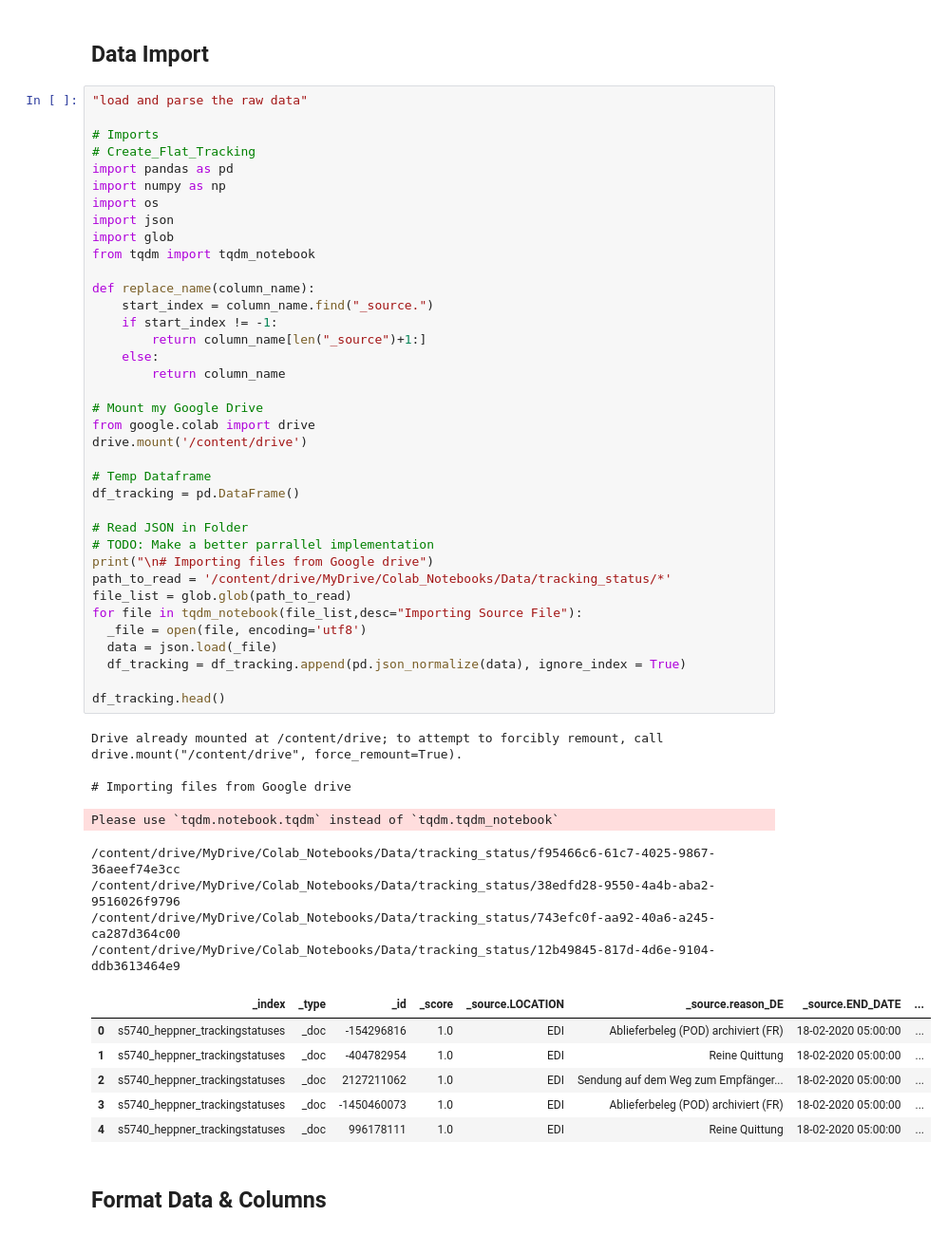
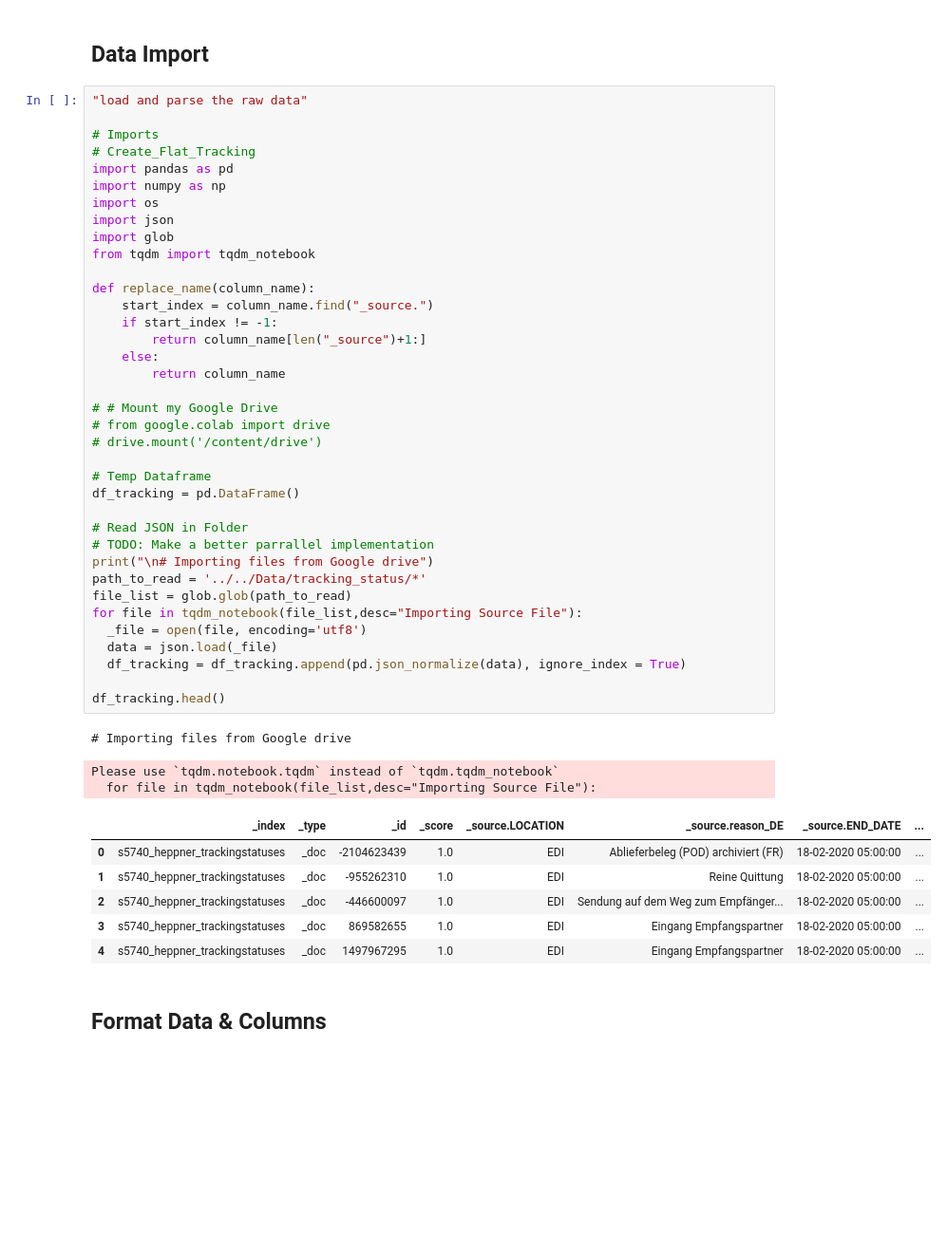
Before and after one commit to npayaresc/jupiter, a Jupyter notebook: Inputs_Jupiter/Siemens_Logistics_Data_Exploration_TrackingStatus.ipynb, the cells around one changed output. Shown at 95% size. Cells and saved outputs as stored; diff of their text form; blank space fills up the shorter version.

```diff
--- a/Inputs_Jupiter/Siemens_Logistics_Data_Exploration_TrackingStatus.ipynb
+++ b/Inputs_Jupiter/Siemens_Logistics_Data_Exploration_TrackingStatus.ipynb
@@ -16,48 +16,43 @@ import numpy as np
 import os
 import json
 import glob
 from tqdm import tqdm_notebook
 
 def replace_name(column_name):
     start_index = column_name.find("_source.")
     if start_index != -1:
         return column_name[len("_source")+1:]
     else:
         return column_name
 
-# Mount my Google Drive
-from google.colab import drive
-drive.mount('/content/drive')
+# # Mount my Google Drive
+# from google.colab import drive
+# drive.mount('/content/drive')
 
 # Temp Dataframe
 df_tracking = pd.DataFrame()
 
 # Read JSON in Folder
 # TODO: Make a better parrallel implementation
 print("\n# Importing files from Google drive")
-path_to_read = '/content/drive/MyDrive/Colab_Notebooks/Data/tracking_status/*'
+path_to_read = '../../Data/tracking_status/*'
 file_list = glob.glob(path_to_read)
 for file in tqdm_notebook(file_list,desc="Importing Source File"):
   _file = open(file, encoding='utf8')
   data = json.load(_file)
   df_tracking = df_tracking.append(pd.json_normalize(data), ignore_index = True)
 
 df_tracking.head()
 # %% [output]
-Drive already mounted at /content/drive; to attempt to forcibly remount, call drive.mount("/content/drive", force_remount=True).
-
 # Importing files from Google drive
 Please use `tqdm.notebook.tqdm` instead of `tqdm.tqdm_notebook`
+  for file in tqdm_notebook(file_list,desc="Importing Source File"):
-/content/drive/MyDrive/Colab_Notebooks/Data/tracking_status/f95466c6-61c7-4025-9867-36aeef74e3cc
-/content/drive/MyDrive/Colab_Notebooks/Data/tracking_status/38edfd28-9550-4a4b-aba2-9516026f9796
-/content/drive/MyDrive/Colab_Notebooks/Data/tracking_status/743efc0f-aa92-40a6-a245-ca287d364c00
-/content/drive/MyDrive/Colab_Notebooks/Data/tracking_status/12b49845-817d-4d6e-9104-ddb3613464e9
 |  | _index | _type | _id | _score | _source.LOCATION | _source.reason_DE | _source.END_DATE | ... |
-| 0 | s5740_heppner_trackingstatuses | _doc | -154296816 | 1.0 | EDI | Ablieferbeleg (POD) archiviert (FR) | 18-02-2020 05:00:00 | ... |
-| 1 | s5740_heppner_trackingstatuses | _doc | -404782954 | 1.0 | EDI | Reine Quittung | 18-02-2020 05:00:00 | ... |
-| 2 | s5740_heppner_trackingstatuses | _doc | 2127211062 | 1.0 | EDI | Sendung auf dem Weg zum Empfänger... | 18-02-2020 05:00:00 | ... |
-| 3 | s5740_heppner_trackingstatuses | _doc | -1450460073 | 1.0 | EDI | Ablieferbeleg (POD) archiviert (FR) | 18-02-2020 05:00:00 | ... |
-| 4 | s5740_heppner_trackingstatuses | _doc | 996178111 | 1.0 | EDI | Reine Quittung | 18-02-2020 05:00:00 | ... |
+| 0 | s5740_heppner_trackingstatuses | _doc | -2104623439 | 1.0 | EDI | Ablieferbeleg (POD) archiviert (FR) | 18-02-2020 05:00:00 | ... |
+| 1 | s5740_heppner_trackingstatuses | _doc | -955262310 | 1.0 | EDI | Reine Quittung | 18-02-2020 05:00:00 | ... |
+| 2 | s5740_heppner_trackingstatuses | _doc | -446600097 | 1.0 | EDI | Sendung auf dem Weg zum Empfänger... | 18-02-2020 05:00:00 | ... |
+| 3 | s5740_heppner_trackingstatuses | _doc | 869582655 | 1.0 | EDI | Eingang Empfangspartner | 18-02-2020 05:00:00 | ... |
+| 4 | s5740_heppner_trackingstatuses | _doc | 1497967295 | 1.0 | EDI | Eingang Empfangspartner | 18-02-2020 05:00:00 | ... |
 # %% [markdown]
 ## Format Data & Columns
 # %%
```
Also changed, not shown: parts of 23 cells of this notebook, 1 other file.
